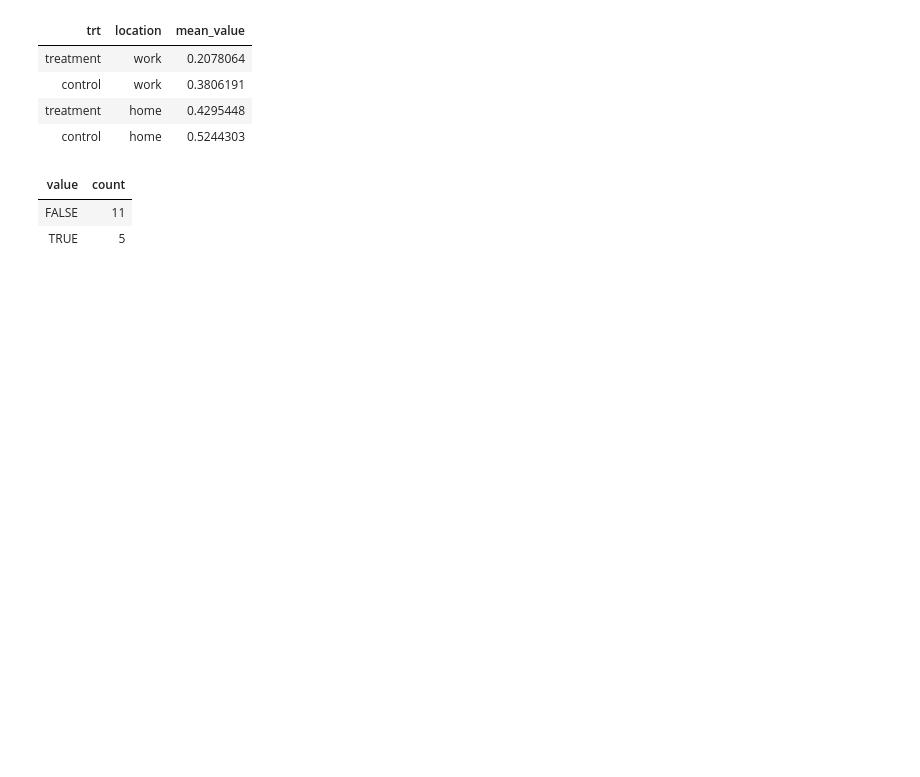
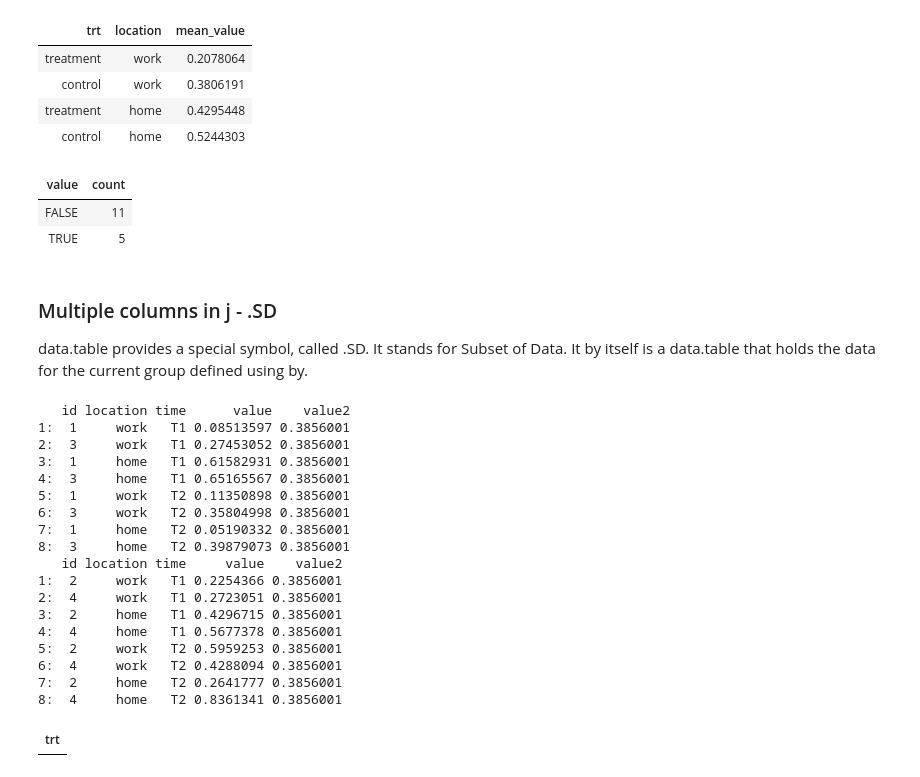
Before and after one commit to mylovelybaby/R_notebooks, a Jupyter notebook: Data Preprocessing with R.ipynb, the cells around one changed output. Drawn from its saved outputs; the diff is of its cells as text; code cells hidden in the pictures; blank space fills up the shorter version.

```diff
--- a/Data Preprocessing with R.ipynb
+++ b/Data Preprocessing with R.ipynb
@@ -332,3 +334,28 @@ dt_tidier[,.(count=.N), value>0.5]
 | value | count |
 | FALSE | 11 |
 | TRUE | 5 |
+# %% [markdown]
+### Multiple columns in j - .SD
+data.table provides a special symbol, called .SD. It stands for Subset of Data. It by itself is a data.table that holds the data for the current group defined using by.
+# %%
+dt_tidier[, print(.SD), by=trt]
+# %% [output]
+   id location time      value    value2
+1:  1     work   T1 0.08513597 0.3856001
+2:  3     work   T1 0.27453052 0.3856001
+3:  1     home   T1 0.61582931 0.3856001
+4:  3     home   T1 0.65165567 0.3856001
+5:  1     work   T2 0.11350898 0.3856001
+6:  3     work   T2 0.35804998 0.3856001
+7:  1     home   T2 0.05190332 0.3856001
+8:  3     home   T2 0.39879073 0.3856001
+   id location time     value    value2
+1:  2     work   T1 0.2254366 0.3856001
+2:  4     work   T1 0.2723051 0.3856001
+3:  2     home   T1 0.4296715 0.3856001
+4:  4     home   T1 0.5677378 0.3856001
+5:  2     work   T2 0.5959253 0.3856001
+6:  4     work   T2 0.4288094 0.3856001
+7:  2     home   T2 0.2641777 0.3856001
+8:  4     home   T2 0.8361341 0.3856001
+| trt |
```
Also changed, not shown: parts of 10 cells of this notebook.
